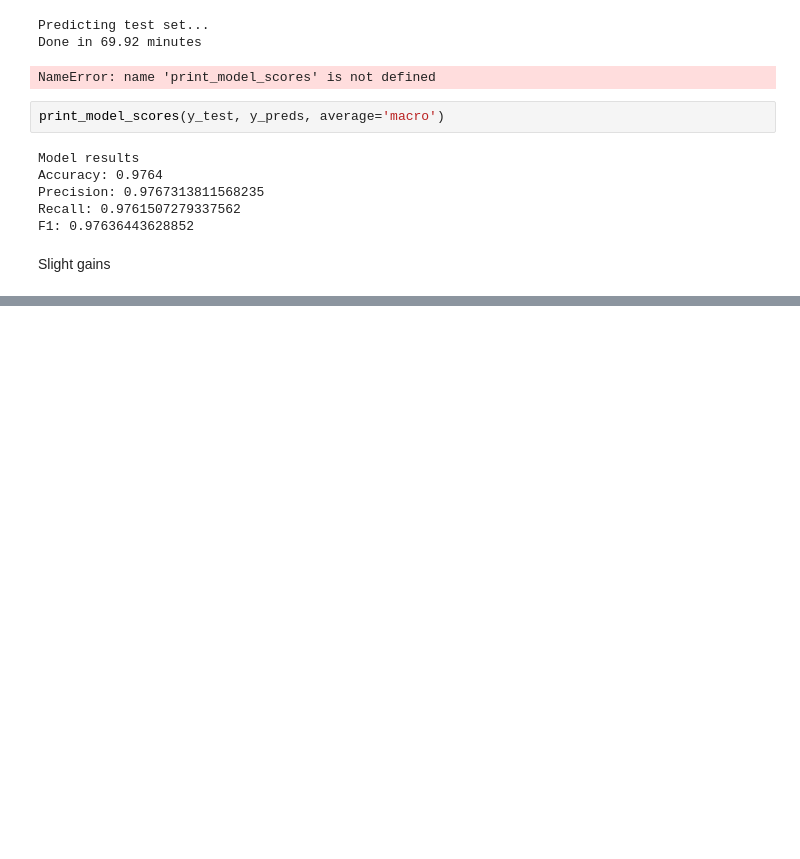
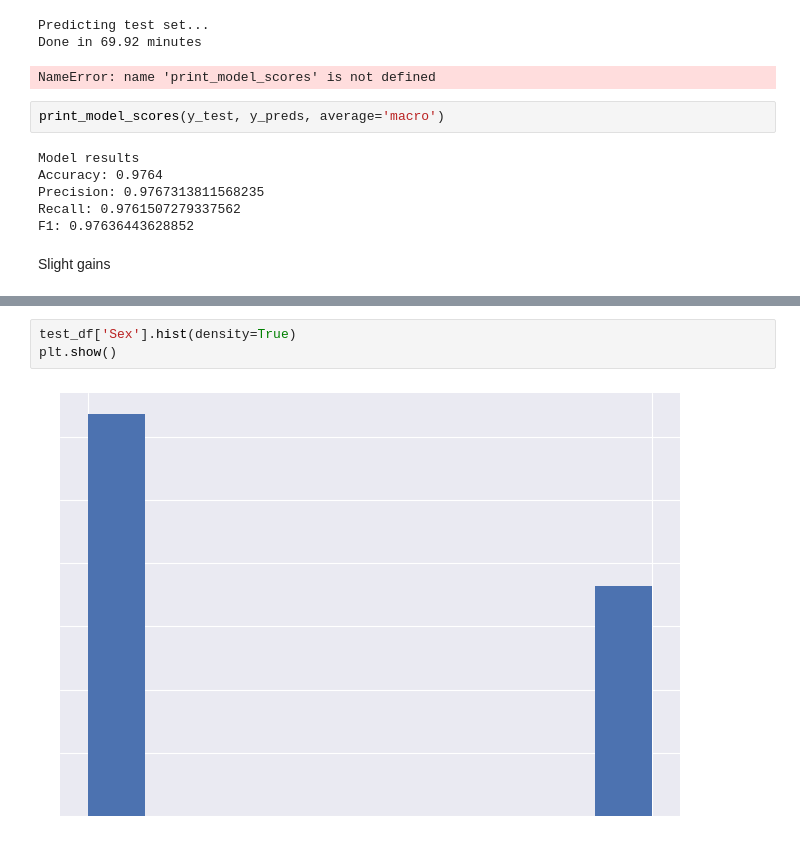
Before and after one commit to amaralcs/homl, a Jupyter notebook: 3_classification_exercises.ipynb, the cells around one changed output, grey strips where cells are left out. Saved outputs shown, nothing was run; the diff lists cells and outputs as text; blank space fills up the shorter version.

```diff
--- a/3_classification_exercises.ipynb
+++ b/3_classification_exercises.ipynb
@@ -334,0 +359,5 @@ Slight gains
+# %%
+test_df['Sex'].hist(density=True)
+plt.show()
+# %% [output]
+[figure, added]
```
Also changed, not shown: parts of 20 cells of this notebook.
